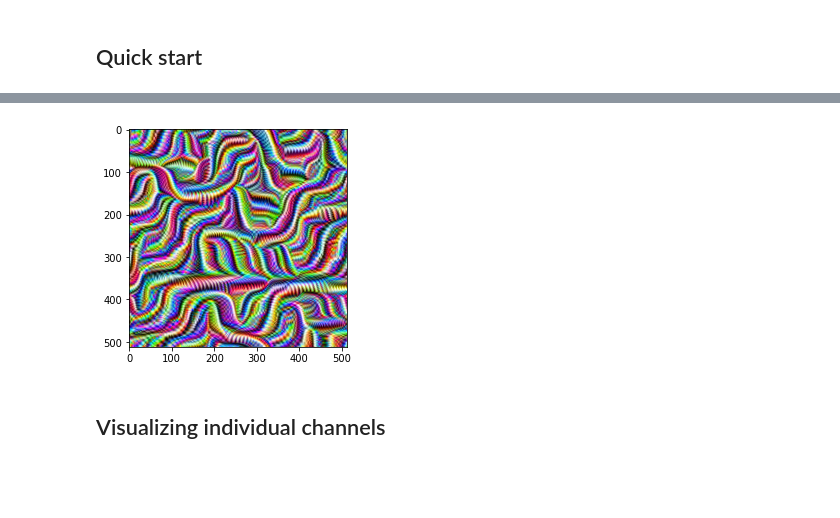
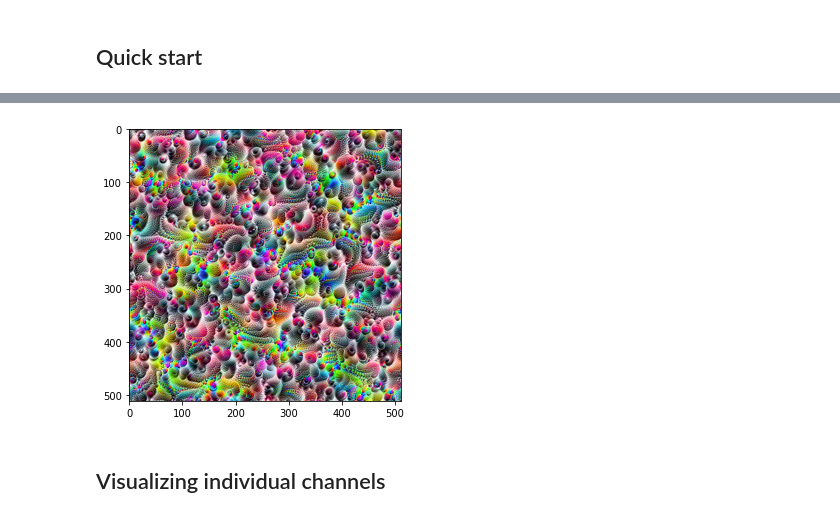
Before and after one commit to Mayukhdeb/torch-dreams-notebooks, a Jupyter notebook: docs_notebooks/hello_torch_dreams.ipynb, the cells around one changed output, grey strips where cells are left out. Drawn from its saved outputs; the diff is of its cells as text; code cells hidden in the pictures; blank space fills up the shorter version.

```diff
--- a/docs_notebooks/hello_torch_dreams.ipynb
+++ b/docs_notebooks/hello_torch_dreams.ipynb
@@ -32,19 +32,19 @@ True
 # %%
 config = {
     "image_path": "noise.jpg",
-    "layers": [model.Mixed_5c.branch3x3dbl_3],
+    "layers": [model.Mixed_5d],
     "octave_scale": 1.1,
     "num_octaves": 14,
     "iterations": 70,
     "lr": 0.03,
     "max_rotation": 0.5,
 }
 
 out = dreamy_boi.deep_dream(config)
 plt.imshow(out)
 plt.show()
 # %% [output]
-[figure, old version]
+[figure, new version]
 # %% [markdown]
 ## Visualizing individual channels
 # %% [markdown]
```
Also changed, not shown: parts of 1 cell of this notebook.
